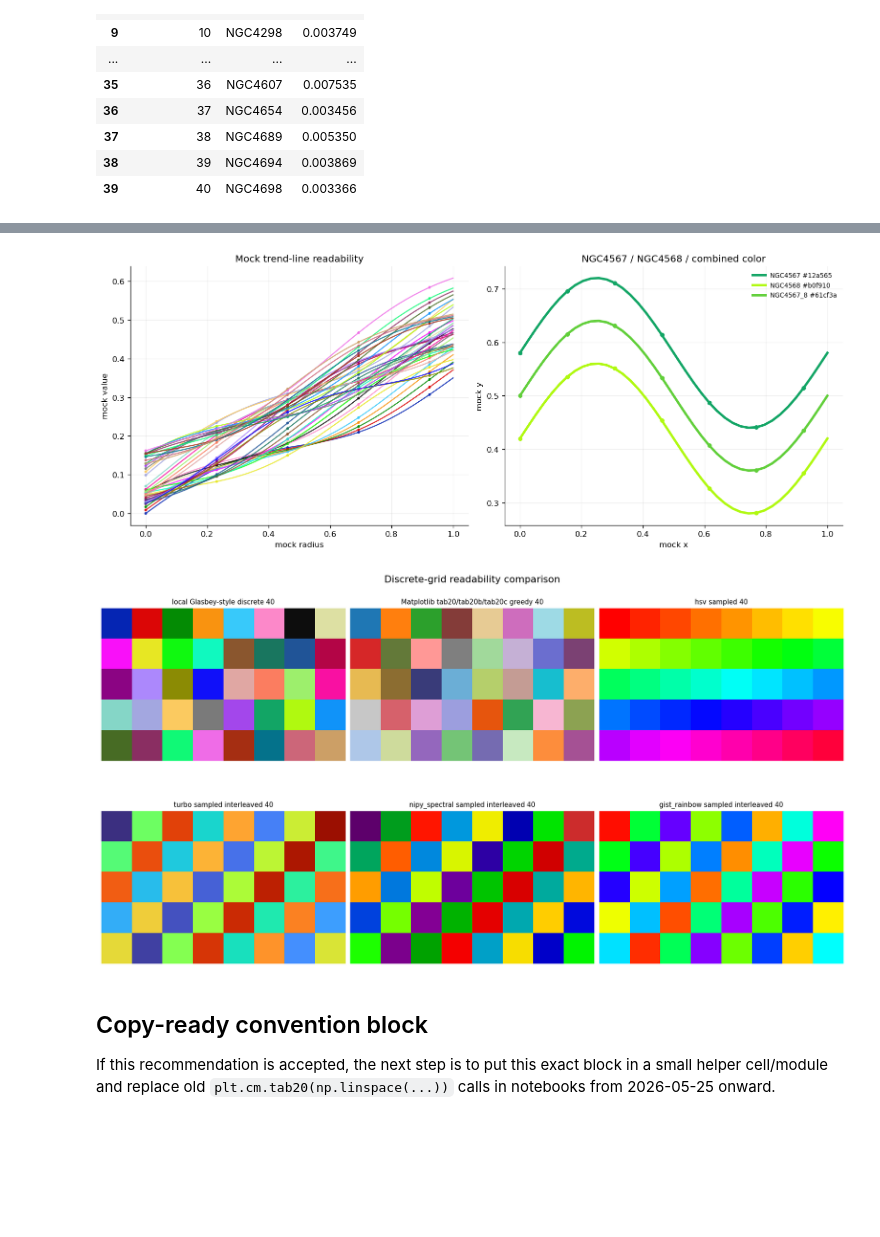
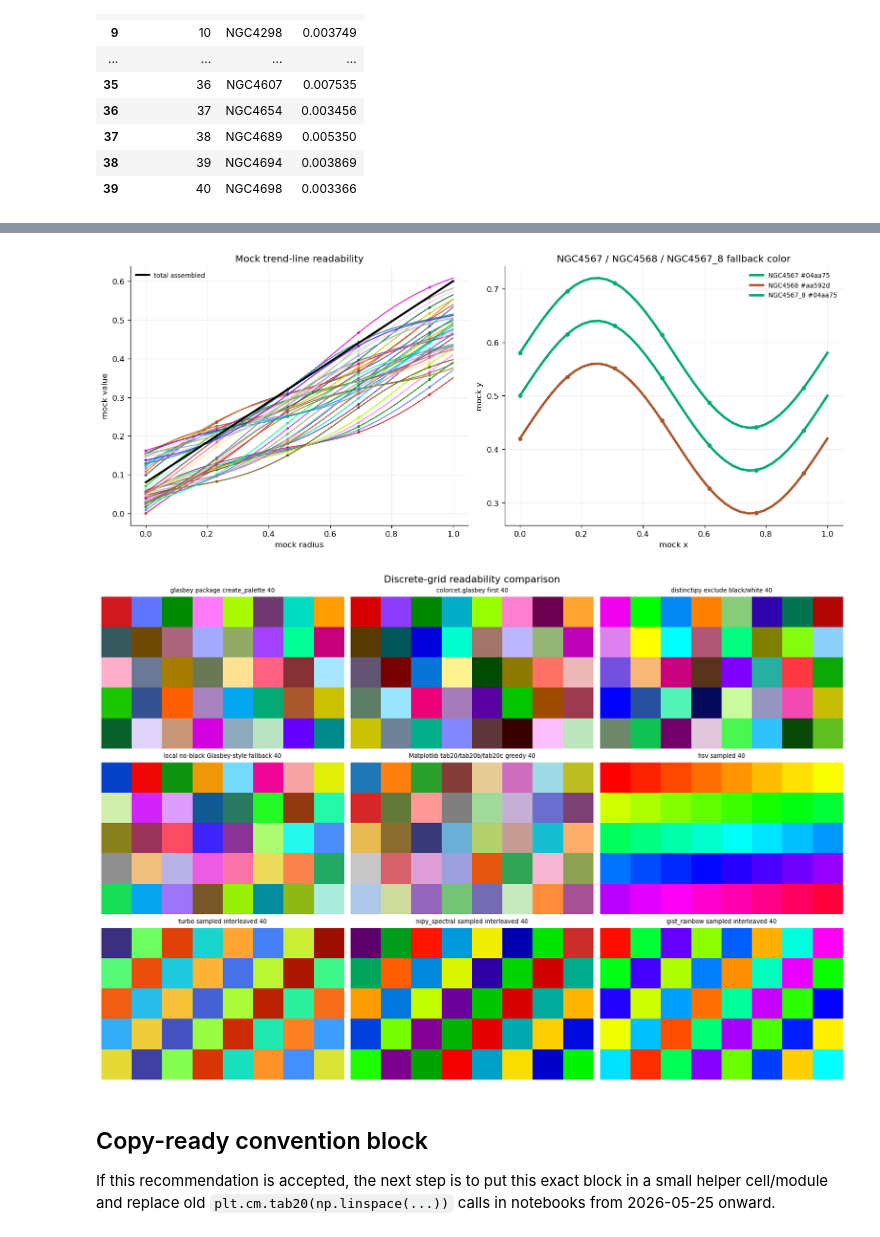
Before and after one commit to Rongjun-ANU/ICRAR-MAUVE, a Jupyter notebook: further/20260529_test_galaxy_color_palette.ipynb, the cells around one changed output, grey strips where cells are left out. Drawn from its saved outputs; the diff is of its cells as text; code cells hidden in the pictures; blank space fills up the shorter version.

```diff
--- a/further/20260529_test_galaxy_color_palette.ipynb
+++ b/further/20260529_test_galaxy_color_palette.ipynb
@@ -425,11 +495,11 @@ def plot_palette_bar(ax, palette, title):
     ax.set_yticks([])
     ax.set_xticks(np.arange(0.5, len(palette), 5))
     ax.set_xticklabels(palette["galaxy"].iloc[::5], rotation=35, ha="right", fontsize=8)
-    ax.set_title(title, loc="left", fontsize=10)
+    ax.set_title(title, loc="left", fontsize=9)
     ax.spines[:].set_visible(False)
 
-fig, axes = plt.subplots(len(candidate_palettes), 1, figsize=(14, 8.5), constrained_layout=True)
+fig, axes = plt.subplots(len(candidate_palettes), 1, figsize=(14, 11.5), constrained_layout=True)
 for ax, (label, palette) in zip(axes, candidate_palettes):
     plot_palette_bar(ax, palette, label)
-fig.suptitle("Candidate 40-color assignments in IC/NGC order", y=1.01, fontsize=13);
+fig.suptitle("Candidate 40-color assignments in IC/NGC order", y=1.005, fontsize=13);
 # %% [output]
@@ -445,9 +515,10 @@ These are arbitrary data, but they mimic two common cases:
 
 The goal is only visual readability, not science interpretation.
 # %%
-rng = np.random.default_rng(20260529)
+rng = np.random.default_rng(20260530)
 color_map = dict(zip(recommended["galaxy"], recommended["hex"]))
 color_map[COMBINED_ID] = combined_color["hex"]
+TOTAL_ASSEMBLED_COLOR = "black"
 
 mock_rows = []
 for i, row in recommended.iterrows():
@@ -468,8 +539,15 @@ for galaxy, group in mock_df.groupby("galaxy", sort=False):
         edgecolors="none",
         label=galaxy,
     )
+ax.plot(
+    np.linspace(mock_df["x"].min(), mock_df["x"].max(), 100),
+    0.10 + 0.72 * np.linspace(mock_df["x"].min(), mock_df["x"].max(), 100),
+    color=TOTAL_ASSEMBLED_COLOR,
+    lw=2.2,
+    label="total assembled",
+)
 ax.set_xlabel("mock x")
 ax.set_ylabel("mock y")
-ax.set_title("Mock 40-galaxy scatter test: local Glasbey-style palette")
+ax.set_title("Mock 40-galaxy scatter test: package Glasbey palette, black reserved for total")
 ax.legend(ncol=4, fontsize=7.2, frameon=False, bbox_to_anchor=(1.01, 1), loc="upper left");
 # %% [output]
@@ -486,7 +564,8 @@ for i, row in recommended.iterrows():
     line_y = offset + slope * line_x + 0.035 * np.sin(2 * np.pi * line_x + phase)
     axes[0].plot(line_x, line_y, color=color_map[galaxy], lw=1.4, alpha=0.82)
     axes[0].scatter(line_x[::9], line_y[::9], color=color_map[galaxy], s=12, edgecolors="none", alpha=0.9)
-
+axes[0].plot(line_x, 0.08 + 0.52 * line_x, color=TOTAL_ASSEMBLED_COLOR, lw=2.5, label="total assembled")
+axes[0].legend(frameon=False, fontsize=8)
 axes[0].set_title("Mock trend-line readability")
 axes[0].set_xlabel("mock radius")
 axes[0].set_ylabel("mock value")
@@ -496,7 +575,7 @@ for galaxy in [PAIR_IDS[0], PAIR_IDS[1], COMBINED_ID]:
     y = 0.5 + (0.08 if galaxy == PAIR_IDS[0] else -0.08 if galaxy == PAIR_IDS[1] else 0.0) + 0.14 * np.sin(2 * np.pi * line_x)
     axes[1].plot(line_x, y, color=c, lw=3, label=f"{galaxy} {c}")
     axes[1].scatter(line_x[::6], y[::6], color=c, s=35, edgecolors="white", linewidths=0.4)
-axes[1].set_title("NGC4567 / NGC4568 / combined color")
+axes[1].set_title("NGC4567 / NGC4568 / NGC4567_8 fallback color")
 axes[1].set_xlabel("mock x")
 axes[1].set_ylabel("mock y")
 axes[1].legend(frameon=False, fontsize=8)
@@ -504,22 +583,23 @@ axes[1].legend(frameon=False, fontsize=8)
 for ax in axes:
     ax.grid(alpha=0.2);
 # %% [output]
-[figure, old version]
+[figure, new version]
 # %%
-fig, axes = plt.subplots(2, 3, figsize=(14, 7.6), constrained_layout=True)
+n = len(candidate_palettes)
+ncols = 3
+nrows = math.ceil(n / ncols)
+fig, axes = plt.subplots(nrows, ncols, figsize=(14, 3.1 * nrows), constrained_layout=True)
 axes = axes.ravel()
+for ax in axes:
+    ax.set_axis_off()
 for ax, (label, palette) in zip(axes, candidate_palettes):
     cmap = ListedColormap(palette["hex"].tolist(), name=label.replace(" ", "_"))
     grid = np.arange(len(palette)).reshape(5, 8)
     ax.imshow(grid, cmap=cmap, vmin=-0.5, vmax=len(palette) - 0.5)
-    ax.set_title(label, fontsize=9)
-    ax.set_xticks([])
-    ax.set_yticks([])
-    for spine in ax.spines.values():
-        spine.set_visible(False)
+    ax.set_title(label, fontsize=8)
 fig.suptitle("Discrete-grid readability comparison", y=1.02, fontsize=13);
 # %% [output]
-[figure, old version]
+[figure, new version]
 # %% [markdown]
 ## Copy-ready convention block
 
```
Also changed, not shown: parts of 15 cells of this notebook, 18 other files.
